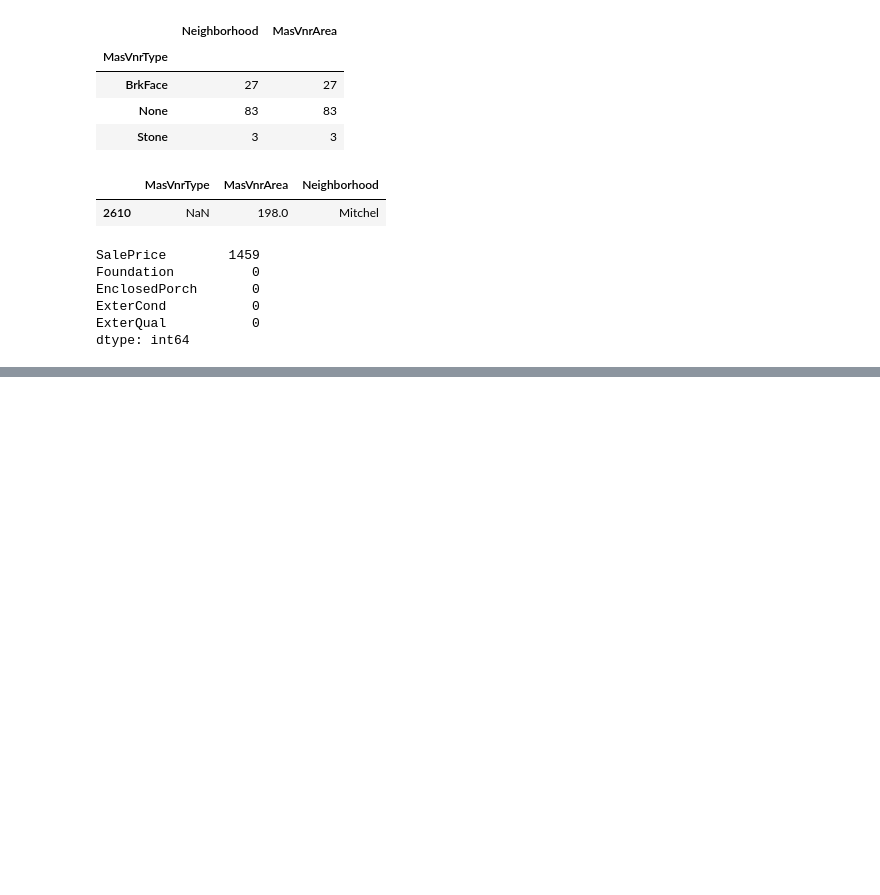
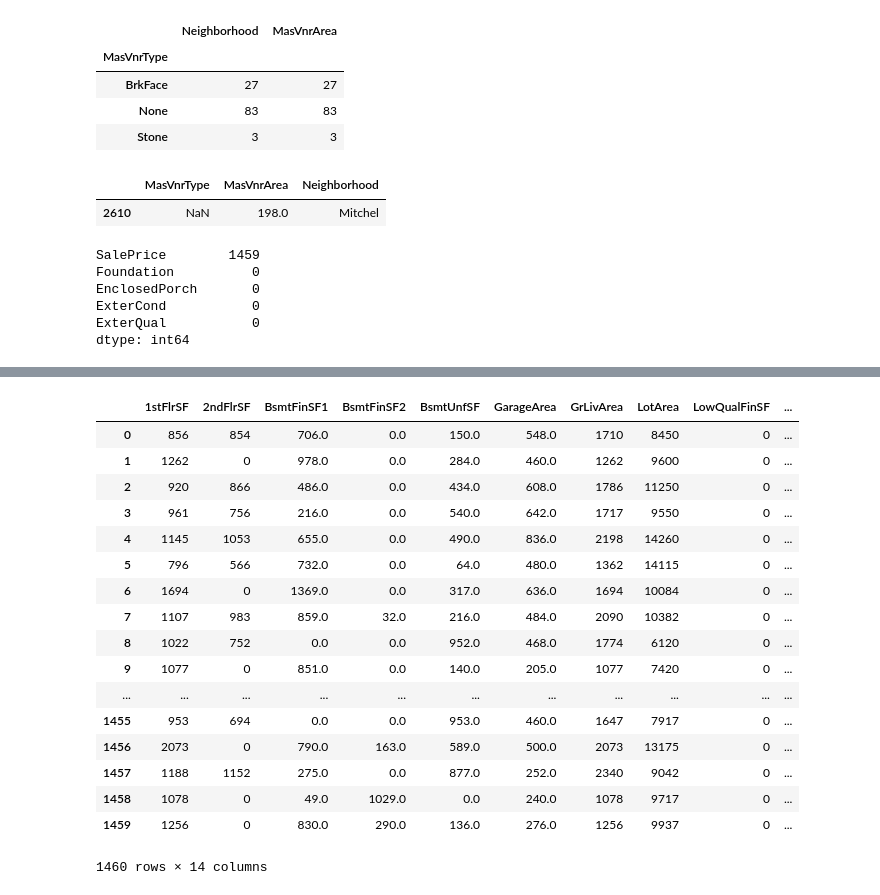
Before and after one commit to axyarthur/project3, a Jupyter notebook: ArthurYu/House_Predict.ipynb, the cells around one changed output, grey strips where cells are left out. Drawn from its saved outputs; the diff is of its cells as text; code cells hidden in the pictures; blank space fills up the shorter version.

```diff
--- a/ArthurYu/House_Predict.ipynb
+++ b/ArthurYu/House_Predict.ipynb
@@ -1237,0 +1267,7 @@ dtype: int64
+# %%
+merged_df.ExterCond = merged_df.ExterCond.map(Qualities)
+merged_df.ExterQual = merged_df.ExterQual.map(Qualities)
+# %%
+merged_df.HeatingQC = merged_df.HeatingQC.map(Qualities)
+# %%
+merged_df.CentralAir = merged_df.CentralAir.map({'Y': 1, 'N': 0})
@@ -1237,0 +1278,3 @@ dtype: int64
+# %%
+test2 = merged_df.loc[merged_df.SalePrice.isnull(), :]
+train2 = merged_df.loc[merged_df.SalePrice.isnull()==False, :]
@@ -1237,0 +1353,21 @@ dtype: int64
+# %%
+train2.loc[:, train2.columns.str.contains('Area|SF')]
+# %% [output]
+|  | 1stFlrSF | 2ndFlrSF | BsmtFinSF1 | BsmtFinSF2 | BsmtUnfSF | GarageArea | GrLivArea | LotArea | LowQualFinSF | ... |
+| 0 | 856 | 854 | 706.0 | 0.0 | 150.0 | 548.0 | 1710 | 8450 | 0 | ... |
+| 1 | 1262 | 0 | 978.0 | 0.0 | 284.0 | 460.0 | 1262 | 9600 | 0 | ... |
+| 2 | 920 | 866 | 486.0 | 0.0 | 434.0 | 608.0 | 1786 | 11250 | 0 | ... |
+| 3 | 961 | 756 | 216.0 | 0.0 | 540.0 | 642.0 | 1717 | 9550 | 0 | ... |
+| 4 | 1145 | 1053 | 655.0 | 0.0 | 490.0 | 836.0 | 2198 | 14260 | 0 | ... |
+| 5 | 796 | 566 | 732.0 | 0.0 | 64.0 | 480.0 | 1362 | 14115 | 0 | ... |
+| 6 | 1694 | 0 | 1369.0 | 0.0 | 317.0 | 636.0 | 1694 | 10084 | 0 | ... |
+| 7 | 1107 | 983 | 859.0 | 32.0 | 216.0 | 484.0 | 2090 | 10382 | 0 | ... |
+| 8 | 1022 | 752 | 0.0 | 0.0 | 952.0 | 468.0 | 1774 | 6120 | 0 | ... |
+| 9 | 1077 | 0 | 851.0 | 0.0 | 140.0 | 205.0 | 1077 | 7420 | 0 | ... |
+| ... | ... | ... | ... | ... | ... | ... | ... | ... | ... | ... |
+| 1455 | 953 | 694 | 0.0 | 0.0 | 953.0 | 460.0 | 1647 | 7917 | 0 | ... |
+| 1456 | 2073 | 0 | 790.0 | 163.0 | 589.0 | 500.0 | 2073 | 13175 | 0 | ... |
+| 1457 | 1188 | 1152 | 275.0 | 0.0 | 877.0 | 252.0 | 2340 | 9042 | 0 | ... |
+| 1458 | 1078 | 0 | 49.0 | 1029.0 | 0.0 | 240.0 | 1078 | 9717 | 0 | ... |
+| 1459 | 1256 | 0 | 830.0 | 290.0 | 136.0 | 276.0 | 1256 | 9937 | 0 | ... |
+1460 rows × 14 columns
```
Also changed, not shown: parts of 52 cells of this notebook, 1 other file.
